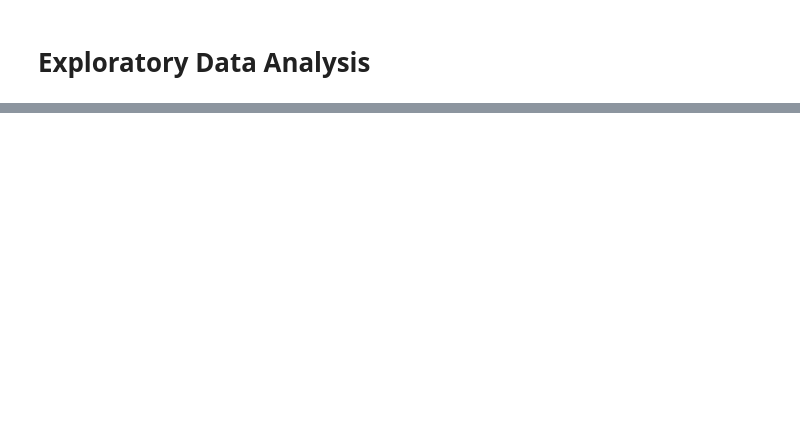
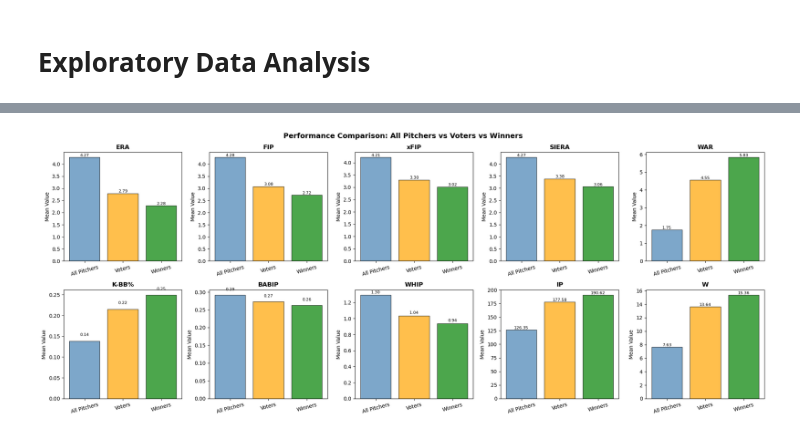
Before and after one commit to AllenJLopez0327/Mlb-pitcher-analysis, a Jupyter notebook: Notebooks/02_EdA.ipynb, the cells around one changed output, grey strips where cells are left out. Saved outputs shown, nothing was run; the diff lists cells and outputs as text; code cells hidden in the pictures; blank space fills up the shorter version.

```diff
--- a/Notebooks/02_EdA.ipynb
+++ b/Notebooks/02_EdA.ipynb
@@ -43,0 +110,20 @@ max     232.200000    22.000000
+# %%
+# Section 2 - Cy Young Prediction EDA
+voters = master[master['Share'] > 0]
+non_voters = master[master['Share'] == 0]
+winners = master[master['CY_winner'] == 1]
+
+print(f'Total pitchers: {len(master)}')
+print(f'Voters: {len(voters)} ({len(voters)/len(master)*100:.1f}%)')
+print(f'Non-voters: {len(non_voters)} ({len(non_voters)/len(master)*100:.1f}%)')
+print(f'Winners: {len(winners)}')
+print()
+
+perf_cols = ['ERA', 'FIP', 'xFIP', 'SIERA', 'WAR', 'K-BB%', 'BABIP', 'WHIP', 'IP', 'W']
+comparison = pd.DataFrame({
+    'All Pitchers': master[perf_cols].mean(),
+    'Voters': voters[perf_cols].mean(),
+    'Winners': winners[perf_cols].mean()
+}).round(3)
+
+print(comparison)
@@ -43,0 +147,25 @@ max     232.200000    22.000000
+# %%
+# Voters vs Non-voters vs Winners comparison bar chart
+fig, axes = plt.subplots(2, 5, figsize=(20, 8))
+
+perf_cols = ['ERA', 'FIP', 'xFIP', 'SIERA', 'WAR', 'K-BB%', 'BABIP', 'WHIP', 'IP', 'W']
+categories = ['All Pitchers', 'Voters', 'Winners']
+colors = ['steelblue', 'orange', 'green']
+
+for i, (feat, ax) in enumerate(zip(perf_cols, axes.flatten())):
+    values = [master[feat].mean(), voters[feat].mean(), winners[feat].mean()]
+    bars = ax.bar(categories, values, color=colors, edgecolor='black', alpha=0.7)
+    ax.set_title(feat, fontweight='bold')
+    ax.set_ylabel('Mean Value')
+    ax.tick_params(axis='x', rotation=15)
+    for bar, val in zip(bars, values):
+        ax.text(bar.get_x() + bar.get_width()/2, bar.get_height() + 0.01,
+                f'{val:.2f}', ha='center', va='bottom', fontsize=8)
+
+plt.suptitle('Performance Comparison: All Pitchers vs Voters vs Winners',
+             fontsize=14, fontweight='bold')
+plt.tight_layout()
+plt.savefig('../Outputs/voters_vs_winners.png', dpi=150, bbox_inches='tight')
+plt.show()
+# %% [output]
+[figure, added]
```
Also changed, not shown: parts of 47 cells of this notebook, 4 other files.
